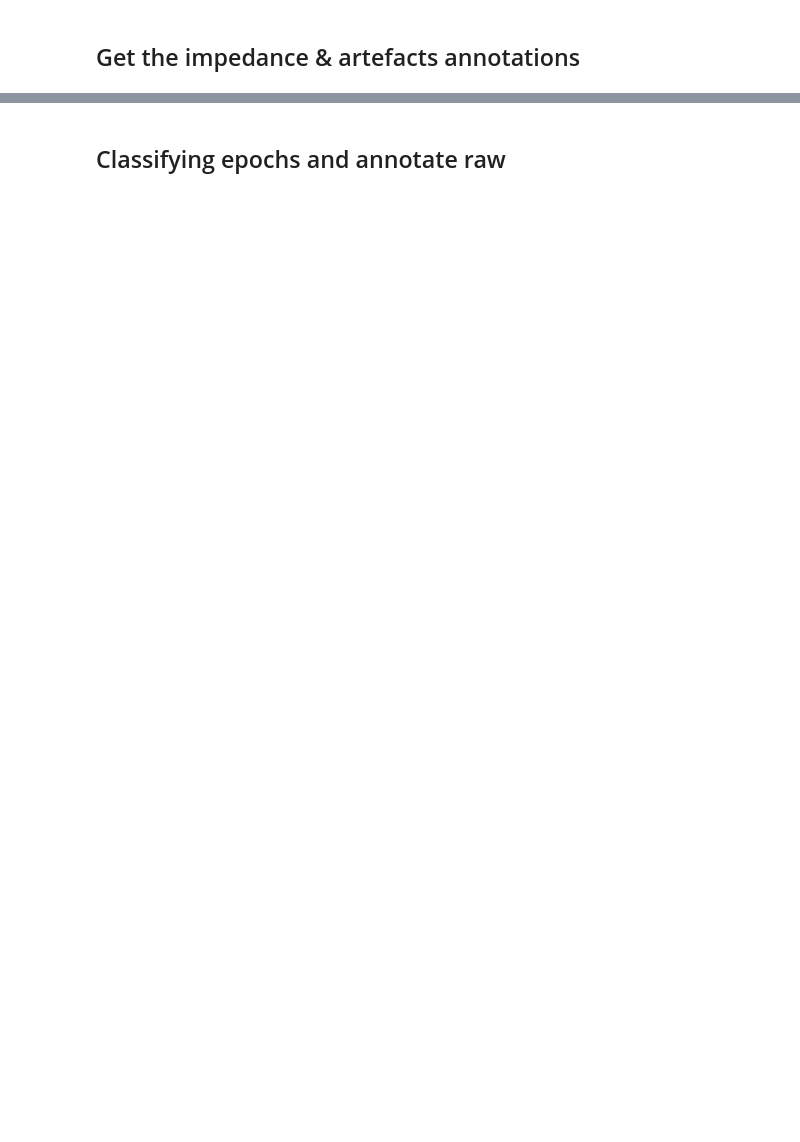
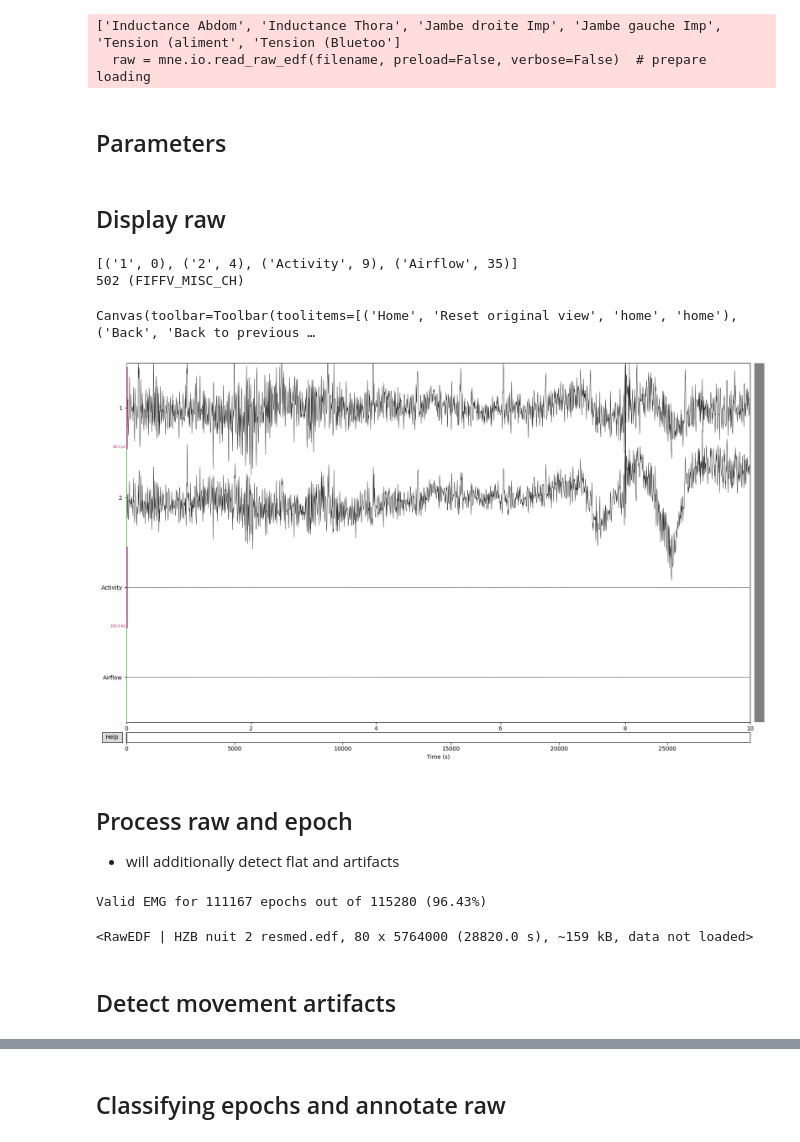
Before and after one commit to lkorczowski/Tinnitus-n-Sleep, a Jupyter notebook: notebooks/Bruxism_detection.ipynb, the cells around one changed output, grey strips where cells are left out. Cells and saved outputs as stored; diff of their text form; code cells hidden in the pictures; blank space fills up the shorter version.

Commit message:
refactor NB bruxism with data

```diff
--- a/notebooks/Bruxism_detection.ipynb
+++ b/notebooks/Bruxism_detection.ipynb
@@ -81,3 +34,76 @@ Epochs done, shape (78680, 3, 50)
-# %% [markdown]
-## Get the impedance & artefacts annotations
+# %%
+filename = Config.bruxisme_files[26]  # load file from config
+raw = mne.io.read_raw_edf(filename, preload=False, verbose=False)  # prepare loading
+file = filename.split(os.path.sep)[-1]
+mema_files = pd.read_csv("data/mema_files.csv", engine='python', sep="; ")["files_with_mema"].values
+dico_chans = pd.read_pickle("data/valid_chans_THR_imp.pk").to_dict("list")  # TODO: check if valid for all subjects
+# %% [output]
+['Inductance Abdom', 'Inductance Thora', 'Jambe droite Imp', 'Jambe gauche Imp', 'Tension (aliment', 'Tension (Bluetoo']
+  raw = mne.io.read_raw_edf(filename, preload=False, verbose=False)  # prepare loading
+# %% [markdown]
+## Parameters
+# %%
+picks_chan_bruxism = ['1', '2']
+picks_imp = ['1 Imp?dance', '2 Imp?dance']
+THR_imp = 2e4
+
+window_length_common = 0.25
+duration_factor_OMA = 4
+duration_factor_Impedance = 4
+n_adaptive_bruxism = -60
+# ----------------- Prepare parameters -----------------------------------------------
+duration_bruxism = int(window_length_common * raw.info['sfreq'])  # in sample
+window_length_bruxism = duration_bruxism / raw.info['sfreq']  # recompute exact window_length
+duration_OMA = duration_factor_OMA * duration_bruxism
+duration_Impedance = duration_factor_Impedance * duration_bruxism
+n_adaptive_bruxism = int(n_adaptive_bruxism / window_length_bruxism)
+
+log = {}
+# %% [markdown]
+## Display raw
+# %%
+scalings = dict(misc=1e2, emg = 4e-5)
+all_channels = picks_chan_bruxism + ['Activity', 'Airflow']
+mapping_type = {};
+for ch in picks_chan_bruxism:
+    mapping_type[ch]='emg'
+mapping_type['Activity'] = 'misc'
+mapping_type['Airflow'] = 'misc'
+raw.set_channel_types(mapping_type)
+
+print([(chan, i) for i, chan in enumerate(raw.info["ch_names"]) if chan in all_channels])
+print(raw.info["chs"][35]['kind'])
+
+raw.copy().pick(picks=all_channels).plot(scalings=scalings)
+# %% [output]
+[('1', 0), ('2', 4), ('Activity', 9), ('Airflow', 35)]
+502 (FIFFV_MISC_CH)
+Canvas(toolbar=Toolbar(toolitems=[('Home', 'Reset original view', 'home', 'home'), ('Back', 'Back to previous …
+[figure, added]
+# %% [markdown]
+## Process raw and epoch
+- will additionally detect flat and artifacts
+# %%
+valid_labels_bruxism = []
+is_good_kwargs = dict(ch_names=picks_chan_bruxism,
+                                          rejection_thresholds=dict(emg=7e-04),  # two order of magnitude higher q0.01
+                                          flat_thresholds=dict(emg=3e-09),  # one order of magnitude lower median
+                                          channel_type_idx=dict(emg=[i for i in range(len(picks_chan_bruxism))])
+                      )
+filter_kwargs_emg = dict(l_freq=20., h_freq=99., n_jobs=4,
+                     fir_design='firwin', filter_length='auto', phase='zero-double',
+                     picks=picks_chan_bruxism)
+epochs, valid_labels, log["bruxism"] = preprocess(raw, duration_bruxism,
+                                                          duration_bruxism,
+                                                          picks_chan=picks_chan_bruxism,
+                                                          is_good_kwargs=is_good_kwargs,
+                                                          filter_kwargs=filter_kwargs_emg)
+valid_labels_bruxism.append(valid_labels)
+print(f"Valid EMG for {np.sum(valid_labels)} epochs out of {len(valid_labels)} ({np.sum(valid_labels)/len(valid_labels)*100:.2f}%)")
+AnnotateRaw_sliding(raw, np.invert(valid_labels), dict_annotations= {1: "min-max"}, duration=duration_bruxism , interval=duration_bruxism, merge=True)
+# %% [output]
+Valid EMG for 111167 epochs out of 115280 (96.43%)
+<RawEDF | HZB nuit 2 resmed.edf, 80 x 5764000 (28820.0 s), ~159 kB, data not loaded>
+# %% [markdown]
+## Detect movement artifacts
 # %%
```
Also changed, not shown: parts of 28 cells of this notebook, 1 other file.
